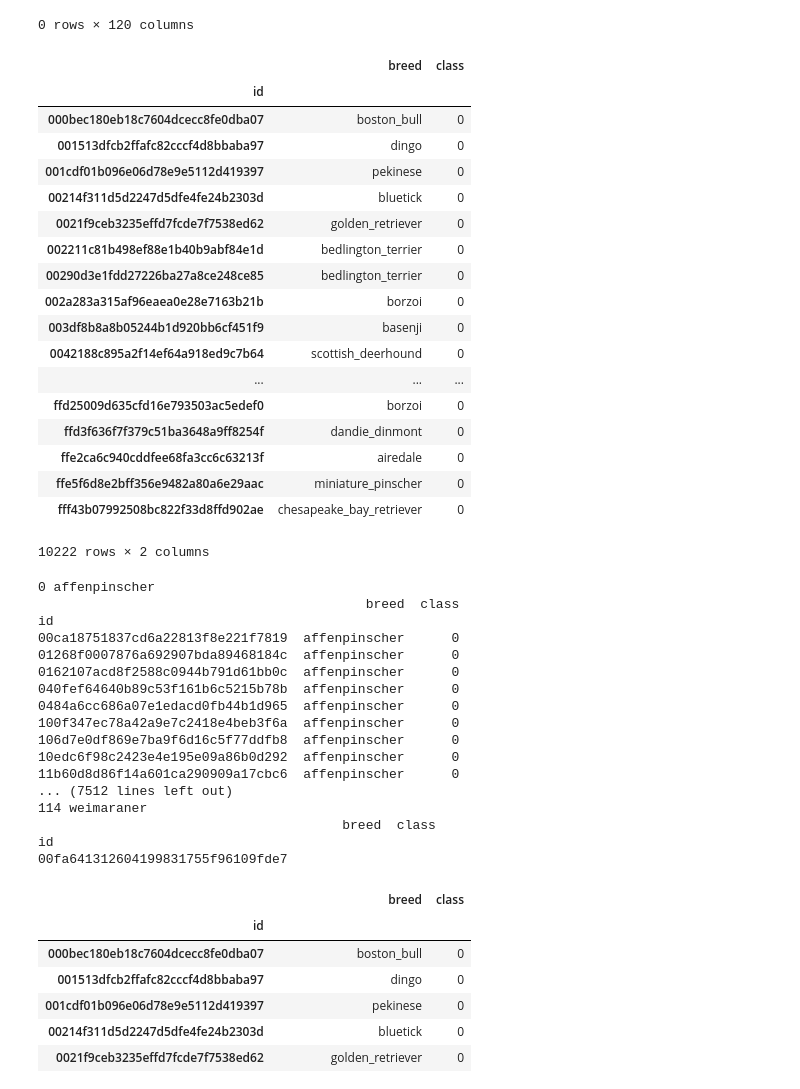
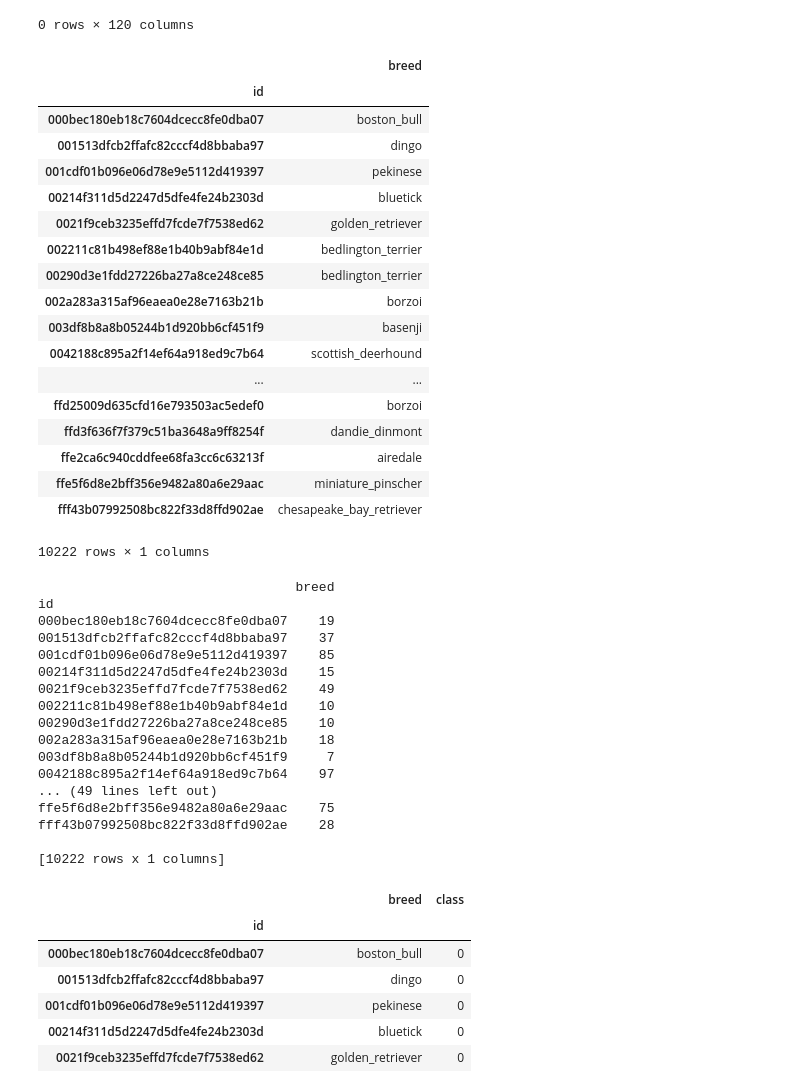
Before and after one commit to ajinkyapuar/kaggle-dog-breed-identification, a Jupyter notebook: dogbreed.ipynb, the cells around one changed output. Cells and saved outputs as stored; diff of their text form; code cells hidden in the pictures.

Commit message:
labels breed text to classes

```diff
--- a/dogbreed.ipynb
+++ b/dogbreed.ipynb
@@ -93,56 +93,52 @@ Y_train
 # %%
 Y_train_inter = Y_train_orig.copy(deep=True)
 
-Y_train_inter['class'] = 0
-
 Y_train_inter
 # %% [output]
-|  | breed | class |
-| id |  |  |
-| 000bec180eb18c7604dcecc8fe0dba07 | boston_bull | 0 |
-| 001513dfcb2ffafc82cccf4d8bbaba97 | dingo | 0 |
-| 001cdf01b096e06d78e9e5112d419397 | pekinese | 0 |
-| 00214f311d5d2247d5dfe4fe24b2303d | bluetick | 0 |
-| 0021f9ceb3235effd7fcde7f7538ed62 | golden_retriever | 0 |
-| 002211c81b498ef88e1b40b9abf84e1d | bedlington_terrier | 0 |
-| 00290d3e1fdd27226ba27a8ce248ce85 | bedlington_terrier | 0 |
-| 002a283a315af96eaea0e28e7163b21b | borzoi | 0 |
-| 003df8b8a8b05244b1d920bb6cf451f9 | basenji | 0 |
-| 0042188c895a2f14ef64a918ed9c7b64 | scottish_deerhound | 0 |
-| ... | ... | ... |
-| ffd25009d635cfd16e793503ac5edef0 | borzoi | 0 |
-| ffd3f636f7f379c51ba3648a9ff8254f | dandie_dinmont | 0 |
-| ffe2ca6c940cddfee68fa3cc6c63213f | airedale | 0 |
-| ffe5f6d8e2bff356e9482a80a6e29aac | miniature_pinscher | 0 |
-| fff43b07992508bc822f33d8ffd902ae | chesapeake_bay_retriever | 0 |
+|  | breed |
+| id |  |
+| 000bec180eb18c7604dcecc8fe0dba07 | boston_bull |
+| 001513dfcb2ffafc82cccf4d8bbaba97 | dingo |
+| 001cdf01b096e06d78e9e5112d419397 | pekinese |
+| 00214f311d5d2247d5dfe4fe24b2303d | bluetick |
+| 0021f9ceb3235effd7fcde7f7538ed62 | golden_retriever |
+| 002211c81b498ef88e1b40b9abf84e1d | bedlington_terrier |
+| 00290d3e1fdd27226ba27a8ce248ce85 | bedlington_terrier |
+| 002a283a315af96eaea0e28e7163b21b | borzoi |
+| 003df8b8a8b05244b1d920bb6cf451f9 | basenji |
+| 0042188c895a2f14ef64a918ed9c7b64 | scottish_deerhound |
+| ... | ... |
+| ffd25009d635cfd16e793503ac5edef0 | borzoi |
+| ffd3f636f7f379c51ba3648a9ff8254f | dandie_dinmont |
+| ffe2ca6c940cddfee68fa3cc6c63213f | airedale |
+| ffe5f6d8e2bff356e9482a80a6e29aac | miniature_pinscher |
+| fff43b07992508bc822f33d8ffd902ae | chesapeake_bay_retriever |
-10222 rows × 2 columns
+10222 rows × 1 columns
 # %%
 # Manipulating breed text into class number
 for i, y in enumerate(all_breeds):
-    print(i, y)
-    print(Y_train_inter.loc[Y_train_inter['breed'] == y])
-    # print Y_train_orig.loc[Y_train_orig['breed'] == y]['class']
-    # Y_train_orig.loc[Y_train_orig['breed'] == y]['class'] = i
-    # Y_train_orig.loc[Y_train_orig['breed'] == y]
+    # print(i, y)
+    Y_train_inter[Y_train_inter['breed'] == y] = i
+
 print(Y_train_inter)
 # %% [output]
-0 affenpinscher
-                                          breed  class
+                                 breed
 id
-00ca18751837cd6a22813f8e221f7819  affenpinscher      0
-01268f0007876a692907bda89468184c  affenpinscher      0
-0162107acd8f2588c0944b791d61bb0c  affenpinscher      0
-040fef64640b89c53f161b6c5215b78b  affenpinscher      0
-0484a6cc686a07e1edacd0fb44b1d965  affenpinscher      0
-100f347ec78a42a9e7c2418e4beb3f6a  affenpinscher      0
-106d7e0df869e7ba9f6d16c5f77ddfb8  affenpinscher      0
-10edc6f98c2423e4e195e09a86b0d292  affenpinscher      0
-11b60d8d86f14a601ca290909a17cbc6  affenpinscher      0
-... (7512 lines left out)
-114 weimaraner
-                                       breed  class
-id
-00fa641312604199831755f96109fde7
+000bec180eb18c7604dcecc8fe0dba07    19
+001513dfcb2ffafc82cccf4d8bbaba97    37
+001cdf01b096e06d78e9e5112d419397    85
+00214f311d5d2247d5dfe4fe24b2303d    15
+0021f9ceb3235effd7fcde7f7538ed62    49
+002211c81b498ef88e1b40b9abf84e1d    10
+00290d3e1fdd27226ba27a8ce248ce85    10
+002a283a315af96eaea0e28e7163b21b    18
+003df8b8a8b05244b1d920bb6cf451f9     7
+0042188c895a2f14ef64a918ed9c7b64    97
+... (49 lines left out)
+ffe5f6d8e2bff356e9482a80a6e29aac    75
+fff43b07992508bc822f33d8ffd902ae    28
+
+[10222 rows x 1 columns]
 # %%
 Y_train_inter
 # %% [output]
```
